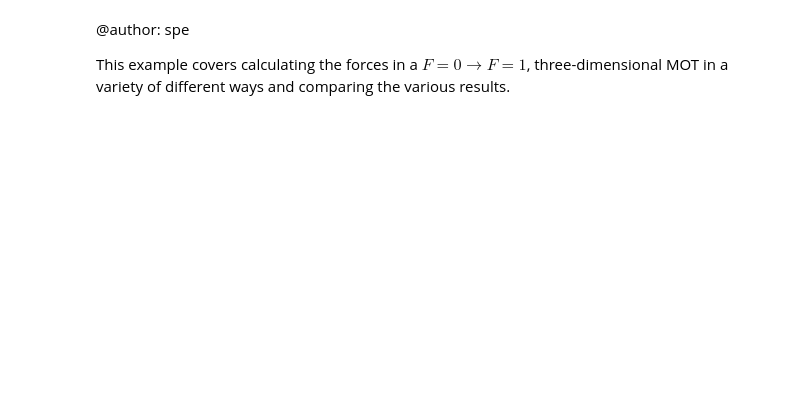
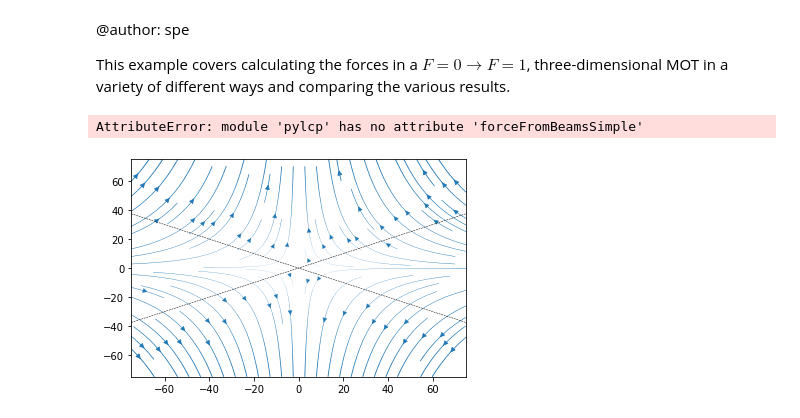
Before and after one commit to JQIamo/pylcp, a Jupyter notebook: examples/forces/MOTs/01_F0_to_F1_3D_MOT.ipynb, the cells around one changed output. Saved outputs shown, nothing was run; the diff lists cells and outputs as text; code cells hidden in the pictures; blank space fills up the shorter version.

```diff
--- a/examples/forces/MOTs/01_F0_to_F1_3D_MOT.ipynb
+++ b/examples/forces/MOTs/01_F0_to_F1_3D_MOT.ipynb
@@ -9,7 +9,7 @@ import matplotlib.pyplot as plt
 import scipy.constants as cts
 import pylcp
 import pylcp.tools
-plt.style.use('paper')
+#plt.style.use('paper')
 
 # Define a coordinate system:
 x = np.arange(-75, 75.1, 0.4)
@@ -103,30 +103,33 @@ plt.clim((-0.2, 0.2))
 ax3 = plt.subplot2grid((2, 20),(0, 12), colspan=6)
 ax3.tick_params(axis='y', left='off', labelleft='off')
 ax3.tick_params(axis='x', bottom='off', labelbottom='off')
 plt.contourf(X, V, Fxy)
 plt.clim((-0.2, 0.2))
 
 ax4 = plt.subplot2grid((2, 20),(0, 19), rowspan=2)
 cb1 = plt.colorbar(cax=ax4)
 cb1.set_label('$a/a_0$')
 plt.subplots_adjust(left=0.10,right=0.9)
 
 ax5 = plt.subplot2grid((2,20),(1,0),colspan=6)
 plt.contourf(X, V, Fz2)
 plt.ylabel('$v/v_0$')
 plt.xlabel('$z/(v_0^2/a_0)$')
 
 ax6 = plt.subplot2grid((2,20),(1,6),colspan=6)
 ax6.tick_params(axis='y',left='off',labelleft='off')
 plt.contourf(X, V, Fx2)
 plt.xlabel('$x/(v_0^2/a_0)$')
 
 ax7 = plt.subplot2grid((2,20),(1,12),colspan=6)
 ax7.tick_params(axis='y',left='off',labelleft='off')
 plt.contourf(np.sqrt(2)*X,np.sqrt(2)*V,1/np.sqrt(2)*(Fxy2[0] + Fxy2[1]))
 
 plt.xlim((x[0], x[-1]))
 plt.ylim((v[0], v[-1]))
 plt.xlabel('$\sqrt{2}(x\hat{x} + y\hat{y})/(v_0^2/a_0)$')
 
 plt.subplots_adjust(left=0.10, right=0.9)
+# %% [output]
+AttributeError: module 'pylcp' has no attribute 'forceFromBeamsSimple'
+[figure, added]
```
Also changed, not shown: 5 other files.
